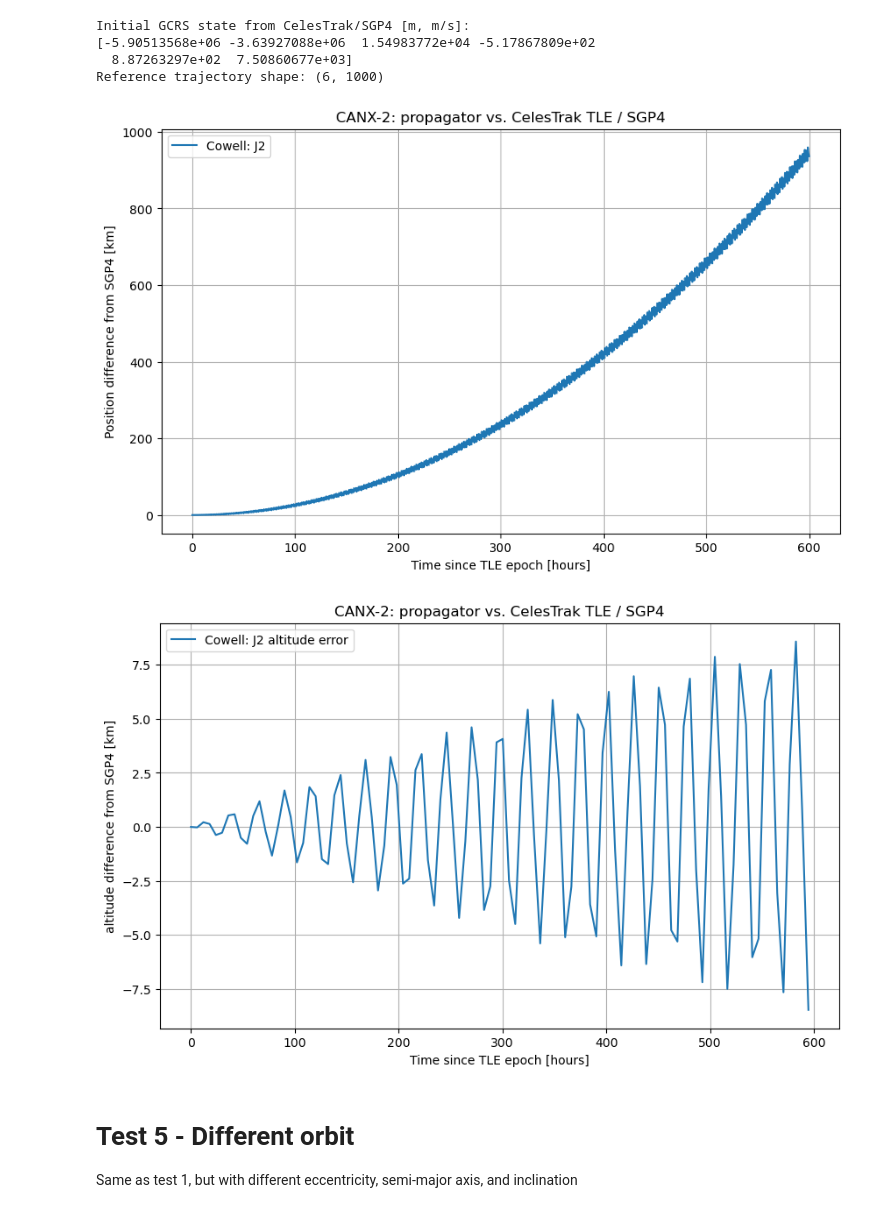
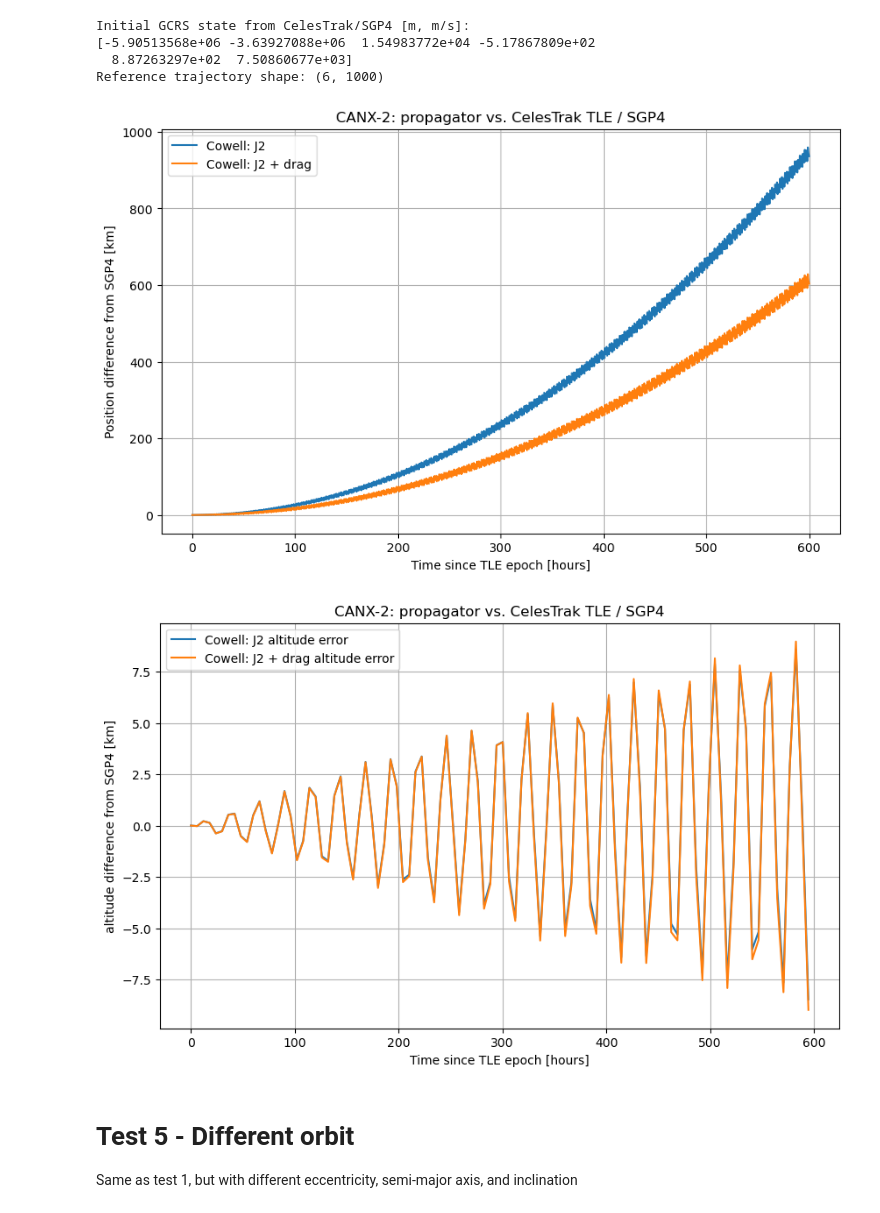
Before and after one commit to utat-ss/adcs-sim, a Jupyter notebook: orbital_propagator_test.ipynb, the cells around one changed output. Cells and saved outputs as stored; diff of their text form; code cells hidden in the pictures.

```diff
--- a/orbital_propagator_test.ipynb
+++ b/orbital_propagator_test.ipynb
@@ -556,46 +556,49 @@ _, X_cowell_full = run_case(
 err_2body_m = position_error_m(X_cowell_2body, X_sgp4)
 err_j2_m = position_error_m(X_cowell_j2, X_sgp4)
 err_full_m = position_error_m(X_cowell_full, X_sgp4)
-err_att_m = altitude_m(X_cowell_j2)-altitude_m(X_sgp4)
+
+err_att_j2_m = altitude_m(X_cowell_j2)-altitude_m(X_sgp4)
+err_att_full_m = altitude_m(X_cowell_full)-altitude_m(X_sgp4)
 
 plt.figure(figsize=(10, 6))
 
 # plt.plot(times_real_s / 3600, err_2body_m / 1000, label="Cowell: two-body")
 plt.plot(times_real_s / 3600, err_j2_m / 1000, label="Cowell: J2")
-# plt.plot(times_real_s / 3600, err_full_m / 1000, label="Cowell: J2 + drag")
+plt.plot(times_real_s / 3600, err_full_m / 1000, label="Cowell: J2 + drag")
 
 # if X_encke_J2 is not None:
 #     n_common = min(X_encke_J2.shape[1], X_sgp4.shape[1])
 #     err_encke_m = position_error_m(
 #         X_encke_J2[:, :n_common],
 #         X_sgp4[:, :n_common],
 #     )
 #     t_encke_real = np.linspace(0.0, duration_real, n_common)
 #     plt.plot(
 #         t_encke_real / 3600,
 #         err_encke_m / 1000,
 #         label="Encke: J2",
 #     )
 
 plt.xlabel("Time since TLE epoch [hours]")
 plt.ylabel("Position difference from SGP4 [km]")
 plt.title(f"{satellite_name}: propagator vs. CelesTrak TLE / SGP4")
 plt.grid()
 plt.legend()
 plt.show()
 
 plt.figure(figsize=(10, 6))
-plt.plot(times_real_s[::10] / 3600, err_att_m[::10] / 1000, label="Cowell: J2 altitude error")
+plt.plot(times_real_s[::10] / 3600, err_att_j2_m[::10] / 1000, label="Cowell: J2 altitude error")
+plt.plot(times_real_s[::10] / 3600, err_att_full_m[::10] / 1000, label="Cowell: J2 + drag altitude error")
 
 plt.xlabel("Time since TLE epoch [hours]")
 plt.ylabel("altitude difference from SGP4 [km]")
 plt.title(f"{satellite_name}: propagator vs. CelesTrak TLE / SGP4")
 plt.grid()
 plt.legend()
 plt.show()
 # %% [output]
-[figure, old version]
+[figure, new version]
-[figure, old version]
+[figure, new version]
 # %%
 # Summary statistics
 comparison_models = {
```
Also changed, not shown: 3 other files.
